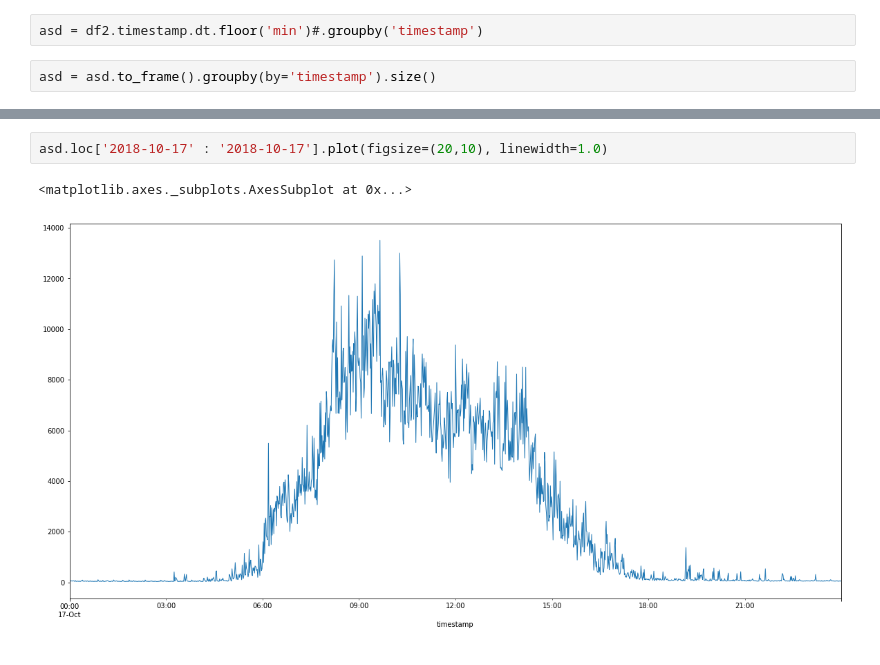
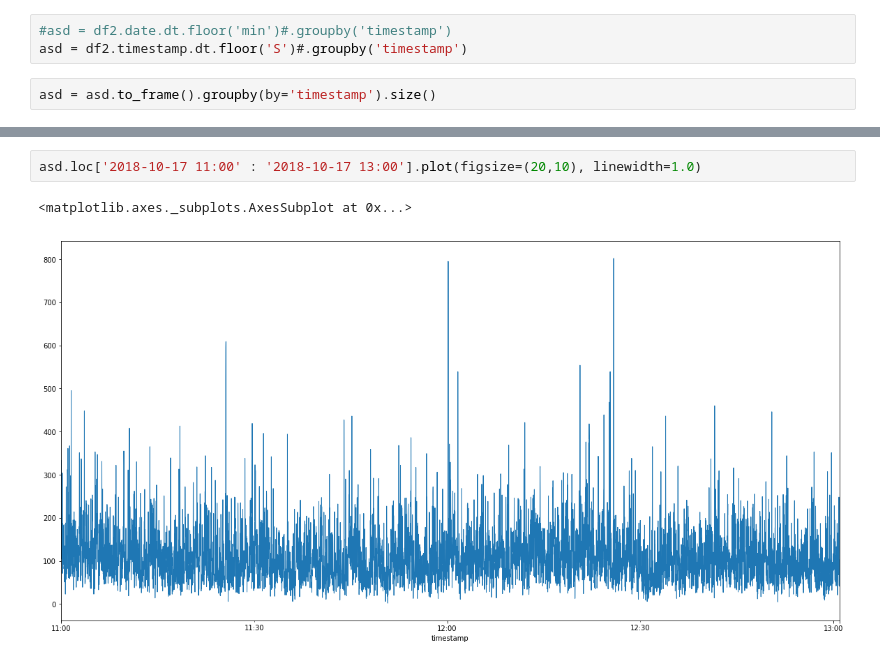
Before and after one commit to nadamdb/k8s-hpa-modeling, a Jupyter notebook: generator/real_data/dobreff/create_loads.ipynb, the cells around one changed output, grey strips where cells are left out. Saved outputs shown, nothing was run; the diff lists cells and outputs as text.

```diff
--- a/generator/real_data/dobreff/create_loads.ipynb
+++ b/generator/real_data/dobreff/create_loads.ipynb
@@ -58,4 +247,5 @@ df2 = pd.read_parquet('Facebook_dest.parquet')
 # %%
-asd = df2.timestamp.dt.floor('min')#.groupby('timestamp')
+#asd = df2.date.dt.floor('min')#.groupby('timestamp')
+asd = df2.timestamp.dt.floor('S')#.groupby('timestamp')
 # %%
 asd = asd.to_frame().groupby(by='timestamp').size()
@@ -62,5 +268,5 @@ asd = asd.to_frame().groupby(by='timestamp').size()
 # %%
-asd.loc['2018-10-17' : '2018-10-17'].plot(figsize=(20,10), linewidth=1.0)
+asd.loc['2018-10-17 11:00' : '2018-10-17 13:00'].plot(figsize=(20,10), linewidth=1.0)
 # %% [output]
 <matplotlib.axes._subplots.AxesSubplot at 0x...>
-[figure, old version]
+[figure, new version]
```
Also changed, not shown: parts of 42 cells of this notebook, 9 other files.
